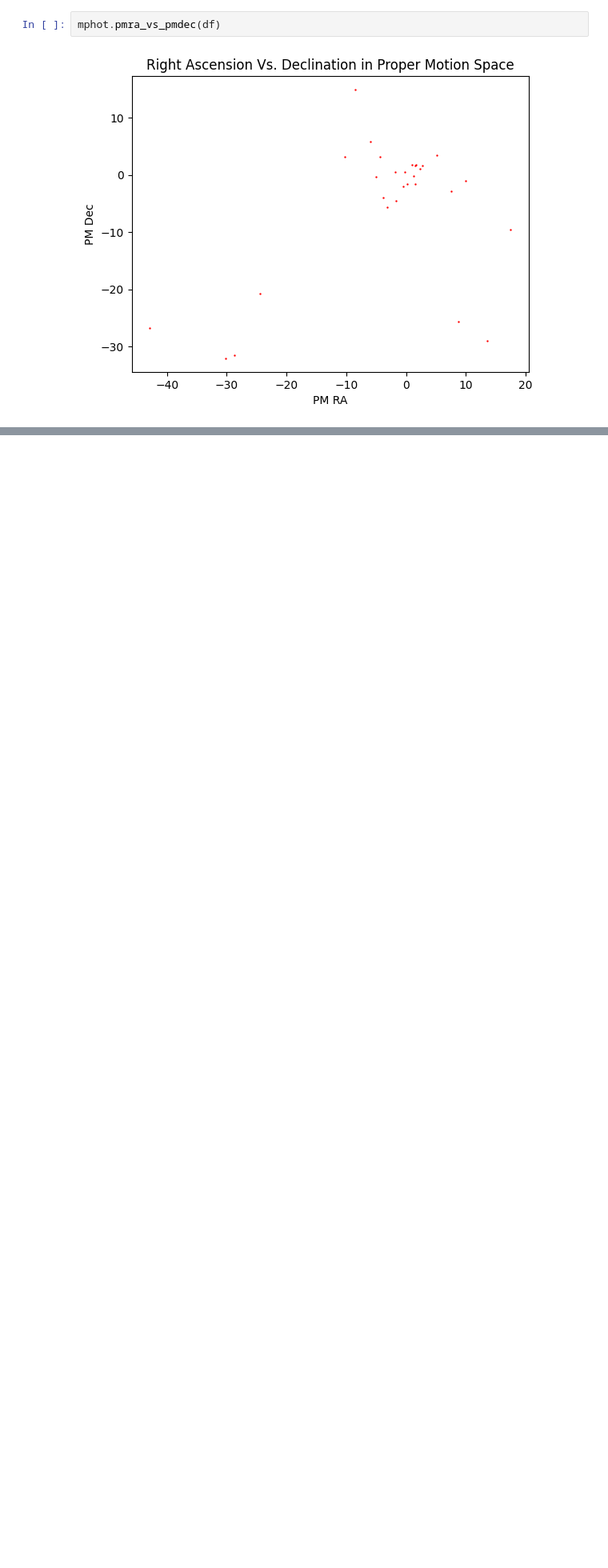
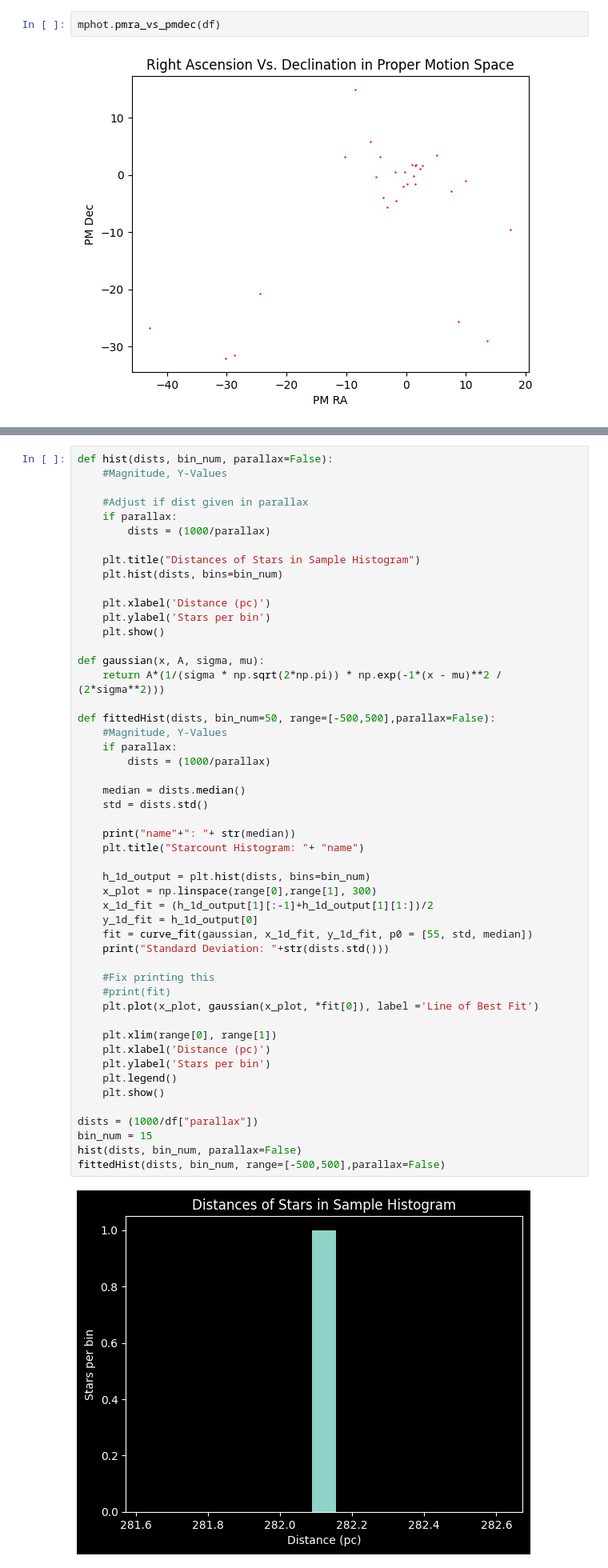
Before and after one commit to Mq1t/gaiadr3-analysis, a Jupyter notebook: notebooks/MeMisSurvey.ipynb, the cells around one changed output, grey strips where cells are left out. Shown at 80% size. Drawn from its saved outputs; the diff is of its cells as text; blank space fills up the shorter version.

```diff
--- a/notebooks/MeMisSurvey.ipynb
+++ b/notebooks/MeMisSurvey.ipynb
@@ -76,0 +180,52 @@ df.head()
+# %%
+def hist(dists, bin_num, parallax=False):
+    #Magnitude, Y-Values
+
+    #Adjust if dist given in parallax
+    if parallax:
+        dists = (1000/parallax)
+
+    plt.title("Distances of Stars in Sample Histogram")
+    plt.hist(dists, bins=bin_num)
+
+    plt.xlabel('Distance (pc)')
+    plt.ylabel('Stars per bin')
+    plt.show()
+
+def gaussian(x, A, sigma, mu):
+    return A*(1/(sigma * np.sqrt(2*np.pi)) * np.exp(-1*(x - mu)**2 / (2*sigma**2)))
+
+def fittedHist(dists, bin_num=50, range=[-500,500],parallax=False):
+    #Magnitude, Y-Values
+    if parallax:
+        dists = (1000/parallax)
+
+    median = dists.median()
+    std = dists.std()
+
+    print("name"+": "+ str(median))
+    plt.title("Starcount Histogram: "+ "name")
+
+    h_1d_output = plt.hist(dists, bins=bin_num)
+    x_plot = np.linspace(range[0],range[1], 300)
+    x_1d_fit = (h_1d_output[1][:-1]+h_1d_output[1][1:])/2
+    y_1d_fit = h_1d_output[0]
+    fit = curve_fit(gaussian, x_1d_fit, y_1d_fit, p0 = [55, std, median])
+    print("Standard Deviation: "+str(dists.std()))
+
+    #Fix printing this
+    #print(fit)
+    plt.plot(x_plot, gaussian(x_plot, *fit[0]), label ='Line of Best Fit')
+
+    plt.xlim(range[0], range[1])
+    plt.xlabel('Distance (pc)')
+    plt.ylabel('Stars per bin')
+    plt.legend()
+    plt.show()
+
+dists = (1000/df["parallax"])
+bin_num = 15
+hist(dists, bin_num, parallax=False)
+fittedHist(dists, bin_num, range=[-500,500],parallax=False)
+# %% [output]
+[figure, added]
```
Also changed, not shown: parts of 9 cells of this notebook.
